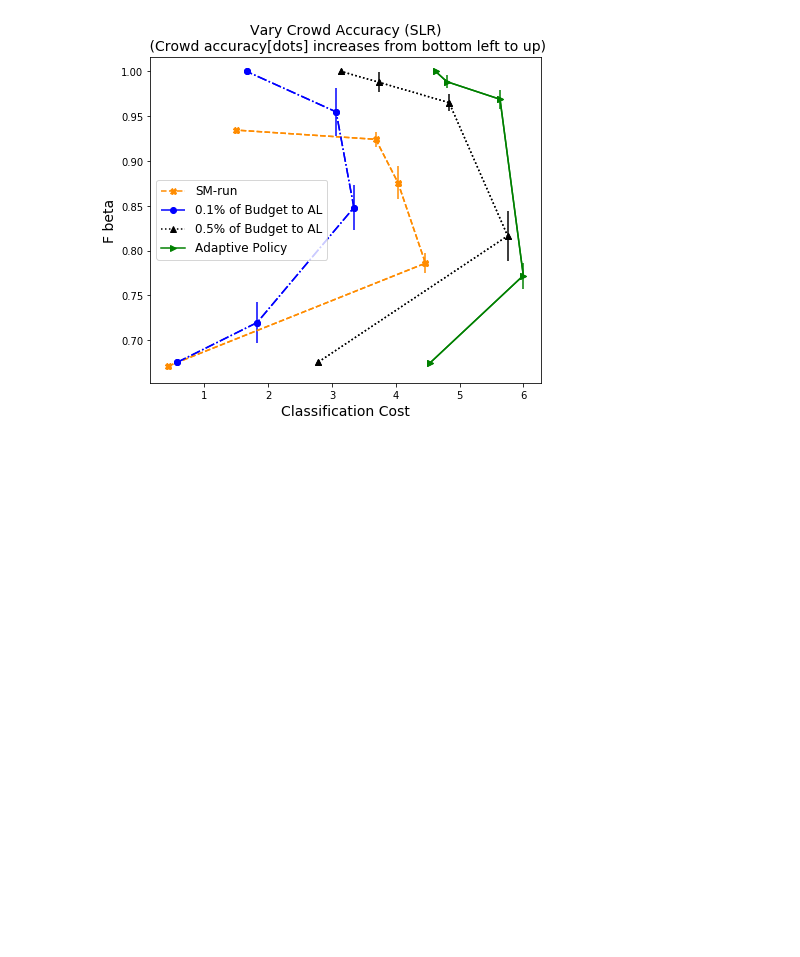
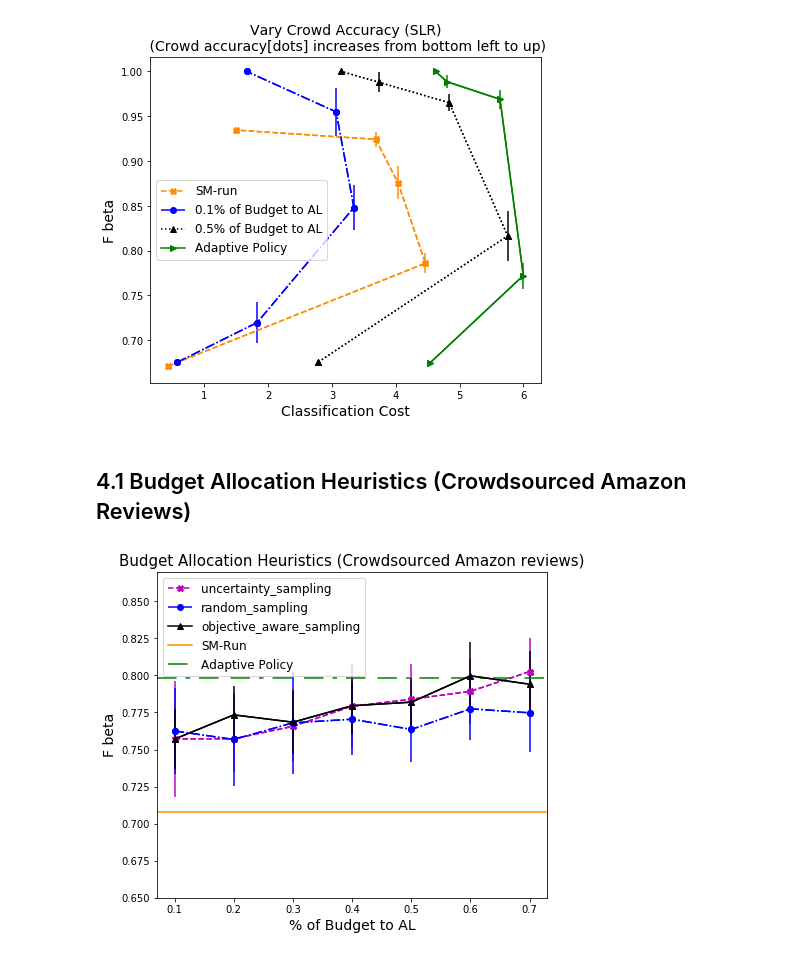
Before and after one commit to Evgeneus/Active-Hybrid-Classificatoin, a Jupyter notebook: adaptive_machine_and_crowd/notebooks/results.ipynb, the cells around one changed output. Drawn from its saved outputs; the diff is of its cells as text; code cells hidden in the pictures; blank space fills up the shorter version.

Commit message:
notebook/charts

```diff
--- a/adaptive_machine_and_crowd/notebooks/results.ipynb
+++ b/adaptive_machine_and_crowd/notebooks/results.ipynb
@@ -294,3 +294,12 @@ title = 'Vary Crowd Accuracy (SLR)\n (Crowd accuracy[dots] increases from bottom
 plot_clf_cost_crowd_acc(file_name, b_per_item, title, [ 0., 0.1, 0.5, -1], 'objective_aware_sampling')
 # %% [output]
 [figure]
+# %% [markdown]
+## 4.1 Budget Allocation Heuristics (Crowdsourced Amazon Reviews)
+# %%
+file_name = '1k_amazon_reviews_crowdsourced_lemmatized_experiment_nums_10_ninstq_50_real_data.csv'
+b_per_item = 6
+title = 'Budget Allocation Heuristics (Crowdsourced Amazon reviews)'
+plot_heuristics(file_name, b_per_item, title, (0.65, 0.87))
+# %% [output]
+[figure, added]
```
Also changed, not shown: parts of 4 cells of this notebook.
